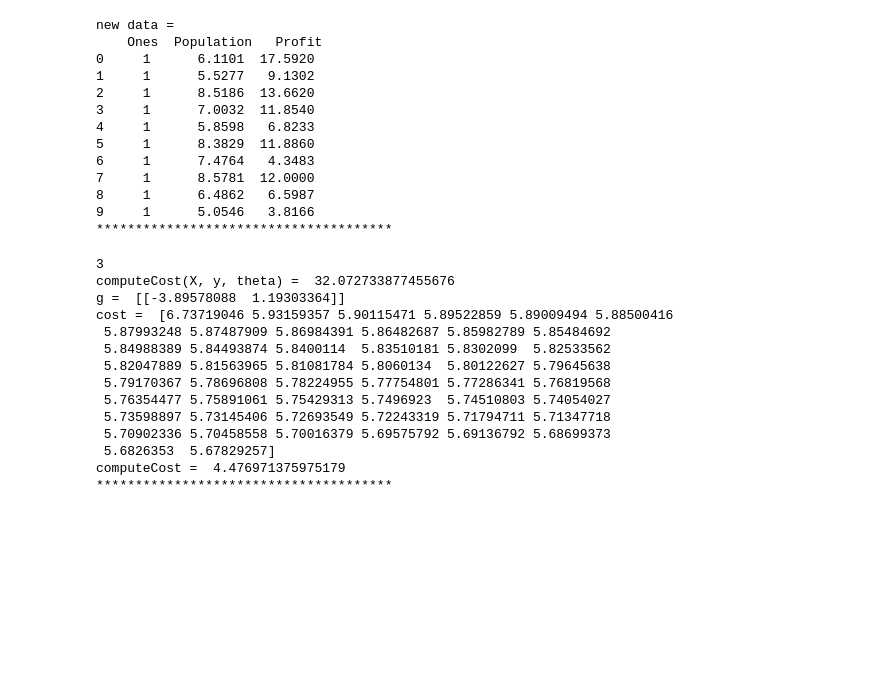
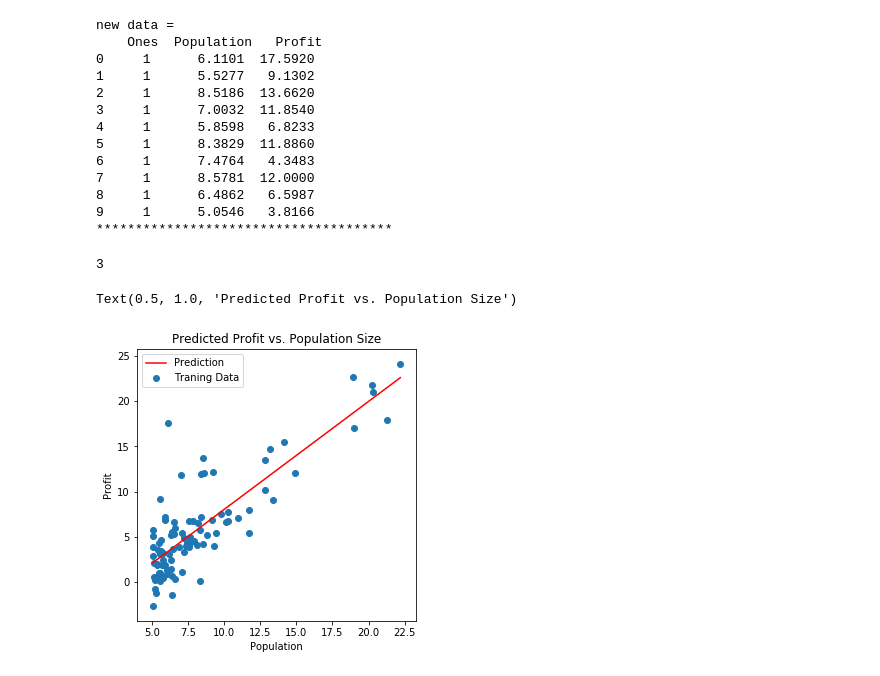
Before and after one commit to ahmed-hassan97/regression-using-one-variable, a Jupyter notebook: project1_linear_regression_py.ipynb, the cells around one changed output. Cells and saved outputs as stored; diff of their text form; code cells hidden in the pictures; blank space fills up the shorter version.

```diff
--- a/project1_linear_regression_py.ipynb
+++ b/project1_linear_regression_py.ipynb
@@ -90,54 +90,63 @@ def computeCost(X, y, theta):
   #print('m ' ,len(X))
   return np.sum(z) / (2 * len(X))
 
-print('computeCost(X, y, theta) = ' , computeCost(X, y, theta))
+##print('computeCost(X, y, theta) = ' , computeCost(X, y, theta))
 #print('**************************************')
 
 ###################################################################################################
 
 # GD function
 def gradientDescent(X, y, theta, alpha, iters):
   temp = np.matrix(np.zeros(theta.shape))
   parameters = int(theta.ravel().shape[1])
   #print("temp is ",temp)
   #print("parameters is ",parameters)
   cost = np.zeros(iters)
 
   for i in range(iters):
     error = (X * theta.T) - y
     for j in range(parameters):
       term = np.multiply(error, X[:,j])
       temp[0,j] = theta[0,j] - ((alpha / len(X)) * np.sum(term))
       theta = temp
-      cost[i] = computeCost(X, y, theta)
+    cost[i] = computeCost(X, y, theta)
   return theta, cost
 
 
 
   ##################################################################################################
 
 # initialize variables for learning rate and iterations
 alpha = 0.01
-iters = 100000
+iters = 10000
 # perform gradient descent to "fit" the model parameters
 
 g, cost = gradientDescent(X, y, theta, alpha, iters)
-print('g = ' , g)
-print('cost = ' , cost[0:50] )
-print('computeCost = ' , computeCost(X, y, g))
-print('**************************************')
+#print('g = ' , g)
+#print('cost = ' , cost[0:50] )
+#print('computeCost = ' , computeCost(X, y, g))
+#print('**************************************')
+
+###########################################################################
+
+# get best fit line
+x = np.linspace(data.Population.min(), data.Population.max(),100)
+#print('x \n',x)
+#print('g \n',g)
+f = g[0, 0] + (g[0, 1] * x)
+#print('f \n',f)
+
+###################################################################################
+
+# draw the line
+fig, ax = plt.subplots(figsize=(5,5))
+ax.plot(x, f, 'r', label='Prediction')
+ax.scatter(data.Population, data.Profit, label='Traning Data')
+ax.legend()
+ax.set_xlabel('Population')
+ax.set_ylabel('Profit')
+ax.set_title('Predicted Profit vs. Population Size')
 # %% [output]
 3
-computeCost(X, y, theta) =  32.072733877455676
-g =  [[-3.89578088  1.19303364]]
-cost =  [6.73719046 5.93159357 5.90115471 5.89522859 5.89009494 5.88500416
- 5.87993248 5.87487909 5.86984391 5.86482687 5.85982789 5.85484692
- 5.84988389 5.84493874 5.8400114  5.83510181 5.8302099  5.82533562
- 5.82047889 5.81563965 5.81081784 5.8060134  5.80122627 5.79645638
- 5.79170367 5.78696808 5.78224955 5.77754801 5.77286341 5.76819568
- 5.76354477 5.75891061 5.75429313 5.7496923  5.74510803 5.74054027
- 5.73598897 5.73145406 5.72693549 5.72243319 5.71794711 5.71347718
- 5.70902336 5.70458558 5.70016379 5.69575792 5.69136792 5.68699373
- 5.6826353  5.67829257]
-computeCost =  4.476971375975179
-**************************************
+Text(0.5, 1.0, 'Predicted Profit vs. Population Size')
+[figure, added]
```
Also changed, not shown: parts of 1 cell of this notebook.
